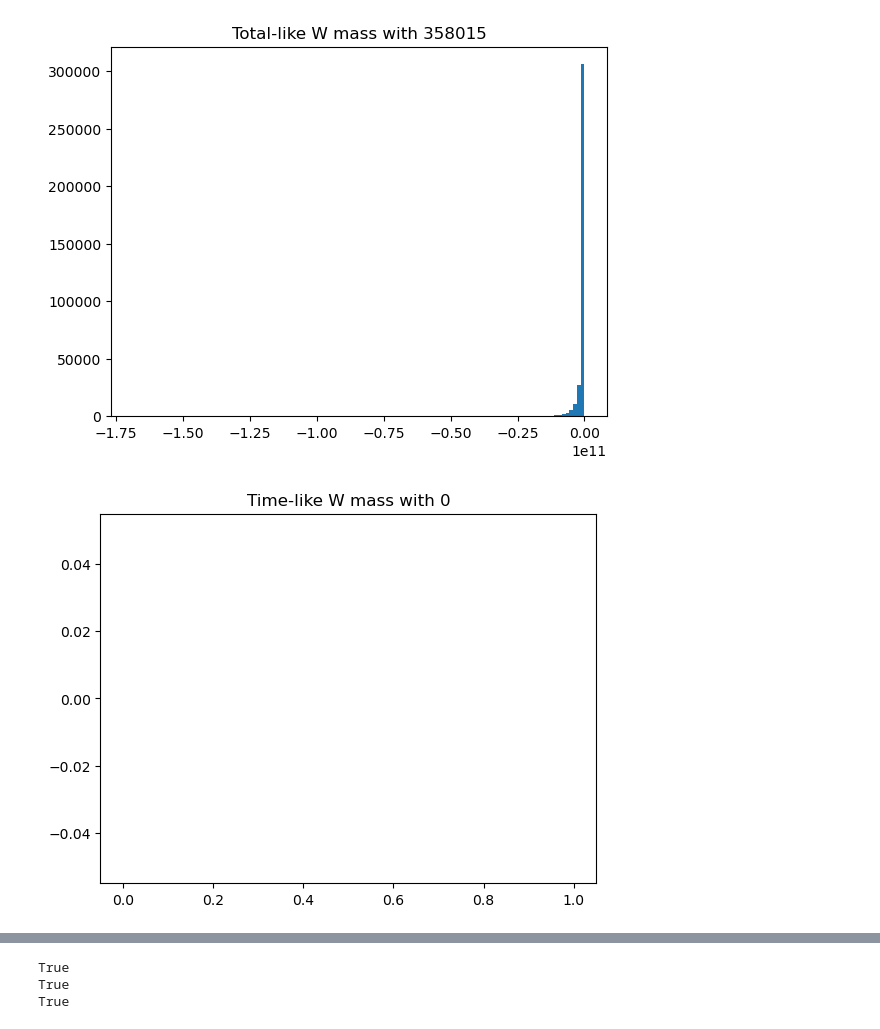
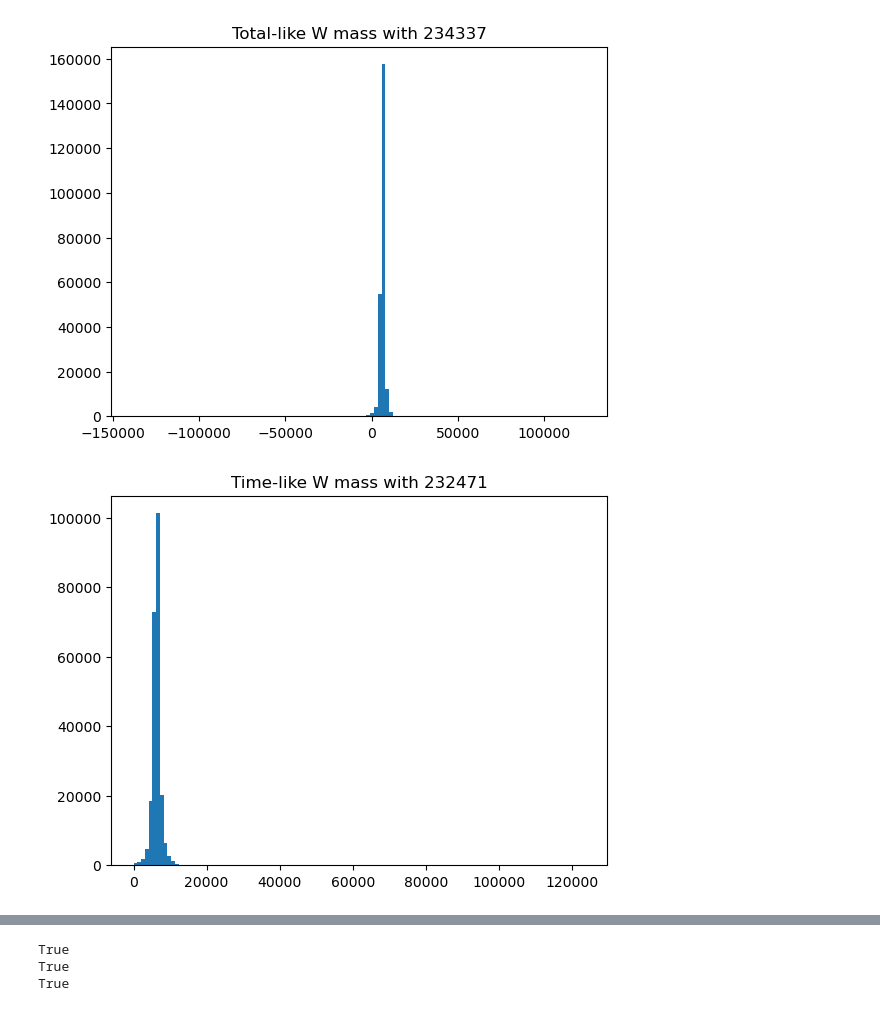
Before and after one commit to yygarypeng/QE-mls, a Jupyter notebook: 5th_trial/qe-analysis/qe_analysis.ipynb, the cells around one changed output, grey strips where cells are left out. Drawn from its saved outputs; the diff is of its cells as text; code cells hidden in the pictures.

```diff
--- a/5th_trial/qe-analysis/qe_analysis.ipynb
+++ b/5th_trial/qe-analysis/qe_analysis.ipynb
@@ -28,8 +33,7 @@ from numba import njit
 GEV = 1e-3
 WORKERS = 64
 RNG = np.random.default_rng(2024)
-HOME_PATH = "./work/QE-mls/"
-path = "/data/dump/recotruth/full_345324_data.h5"
+HOME_PATH = "../../"
 os.environ["TF_CPP_MIN_LOG_LEVEL"] = "2"
 # %%
 class EPConstraint(tf.keras.constraints.Constraint):
@@ -138,12 +352,9 @@ int_var_sublead = int_var_sublead.to_numpy()
 # %%
+# predict interesting variables
 # reco
 pred_int_lead = model_lead.predict(obs_var)
-pred_int_lead = ROBUST_INT_LEAD.inverse_transform(pred_int_lead)
 pred_int_sublead = model_sublead.predict(obs_var)
-pred_int_sublead = ROBUST_INT_SUBLEAD.inverse_transform(pred_int_sublead)
 # truth
 truth_pred_int_lead = model_lead.predict(truth_obs_var)
-truth_pred_int_lead = ROBUST_INT_LEAD.inverse_transform(truth_pred_int_lead)
 truth_pred_int_sublead = model_sublead.predict(truth_obs_var)
-truth_pred_int_sublead = ROBUST_INT_SUBLEAD.inverse_transform(truth_pred_int_sublead)
 # %% [output]
@@ -153,32 +365,16 @@ truth_pred_int_sublead = ROBUST_INT_SUBLEAD.inverse_transform(truth_pred_int_sub
 # %%
 # reco
-lead_lep = lead[
-    [
-        "RecoLeadLepPx",
-        "RecoLeadLepPy",
-        "RecoLeadLepPz",
-        "RecoLeadLepE",
-    ]
-].to_numpy()
-sublead_lep = sublead[
-    [
-        "RecoSubleadLepPx",
-        "RecoSubleadLepPy",
-        "RecoSubleadLepPz",
-        "RecoSubleadLepE",
-    ]
-].to_numpy()
-pred_w_lead_energy = pred_int_lead[:, 0]
-pred_w_lead_px = pred_int_lead[:, 1]
-pred_w_lead_py = pred_int_lead[:, 2]
-pred_w_lead_pz = pred_int_lead[:, 3]
+pred_w_lead_px = pred_int_lead[:, 0]
+pred_w_lead_py = pred_int_lead[:, 1]
+pred_w_lead_pz = pred_int_lead[:, 2]
+pred_w_lead_energy = pred_int_lead[:, 3]
 pred_w_lead_p4 = np.vstack(
     [pred_w_lead_px, pred_w_lead_py, pred_w_lead_pz, pred_w_lead_energy]
 ).T
-pred_w_sublead_energy = pred_int_sublead[:, 0]
-pred_w_sublead_px = pred_int_sublead[:, 1]
-pred_w_sublead_py = pred_int_sublead[:, 2]
-pred_w_sublead_pz = pred_int_sublead[:, 3]
+pred_w_sublead_px = pred_int_sublead[:, 0]
+pred_w_sublead_py = pred_int_sublead[:, 1]
+pred_w_sublead_pz = pred_int_sublead[:, 2]
+pred_w_sublead_energy = pred_int_sublead[:, 3]
 pred_w_sublead_p4 = np.vstack(
     [pred_w_sublead_px, pred_w_sublead_py, pred_w_sublead_pz, pred_w_sublead_energy]
 ).T
@@ -192,14 +381,16 @@ plt.show()
 # %%
-time_like = np.square(pred_w_lead_p4[:,0]) - np.sum(np.square(pred_w_lead_p4[:, 1:]), axis=1)
+time_like = np.square(pred_w_lead_p4[:, 3]) - np.sum(
+    np.square(pred_w_lead_p4[:, 0:-1]), axis=1
+)
 time_mask = time_like > 0
 plt.hist(time_like, bins=120, fill=True)
 plt.title(f"Total-like W mass with {len(time_like)}")
 plt.show()
 plt.hist(time_like[time_mask], bins=120, fill=True)
 plt.title(f"Time-like W mass with {len(time_like[time_mask])}")
 plt.show()
 # %% [output]
-[figure, old version]
+[figure, new version]
-[figure, old version]
+[figure, new version]
 # %%
 # truth
```
Also changed, not shown: parts of 45 cells of this notebook, 8 other files.
